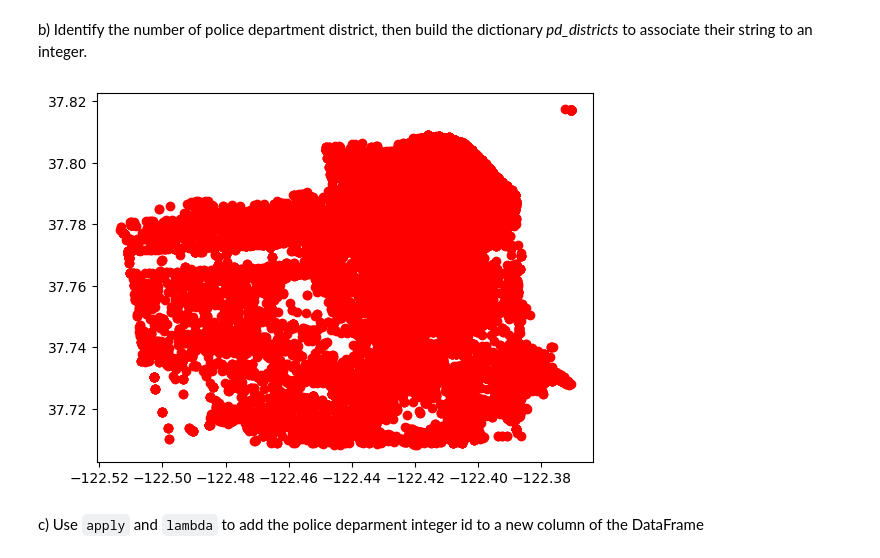
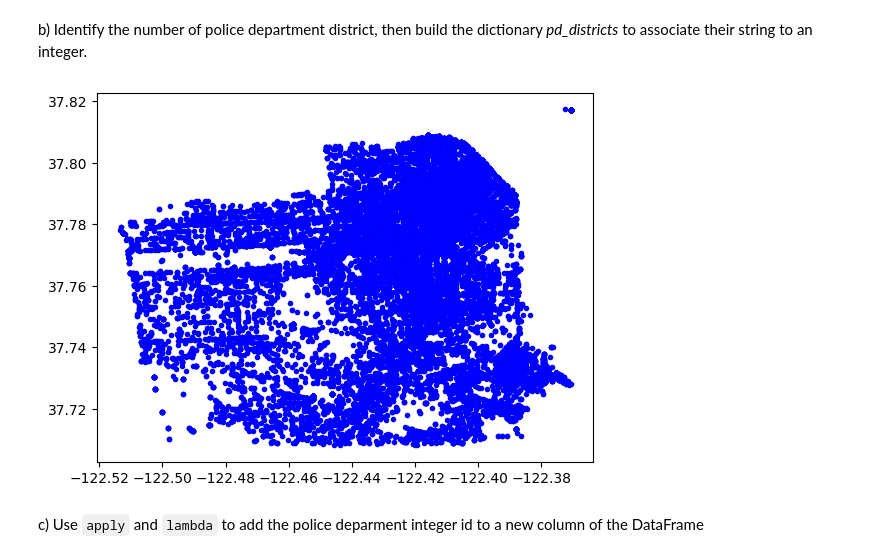
Before and after one commit to NicoNL/phytonELTE2024, a Jupyter notebook: LAB7/2.2.4.5 Lab - San Francisco Crime.ipynb, the cells around one changed output. Saved outputs shown, nothing was run; the diff lists cells and outputs as text; code cells hidden in the pictures.

```diff
--- a/LAB7/2.2.4.5 Lab - San Francisco Crime.ipynb
+++ b/LAB7/2.2.4.5 Lab - San Francisco Crime.ipynb
@@ -135,10 +135,6 @@ Now that you have the data loaded into the work environment and determined the a
 `lambda` *parameters* : *expression*.
 
 In the following, the `lambda` function is used to create an inline function that selects only the month digits from the Date variable, and `int` to transform a string representation into an integer. Then, the *pandas* function `apply` is used to apply this function to an entire column (in practice, `apply` implicitly defines a `for` loop and passes one by one the rows to the `lambda` function).  The same procedure can be done for the Day.
-# %%
-# Code cell 7
-f['Month'] = f['Date'].apply(lambda row: int(row[0:2]))
-f['Day'] = f['Date'].apply(lambda row: int(row[3:5]))
 # %% [markdown]
 To verify that these two variables were added to the SF data frame, use the `print` function to print some values from these columns, and `type` to check that these new columns contain indeed numerical values.
 # %%
@@ -363,10 +359,10 @@ f
 b) Identify the number of police department district, then build the dictionary *pd_districts* to associate their string to an integer.
 # %%
 # Code cell 22
-plt.plot(f['X'],f['Y'], 'ro')
+plt.plot(f['X'],f['Y'],'b.')
 plt.show()
 # %% [output]
-[figure, old version]
+[figure, new version]
 # %% [markdown]
 c) Use `apply` and `lambda` to add the police deparment integer id to a new column of the DataFrame
 # %%
```
Also changed, not shown: 2 other files.
